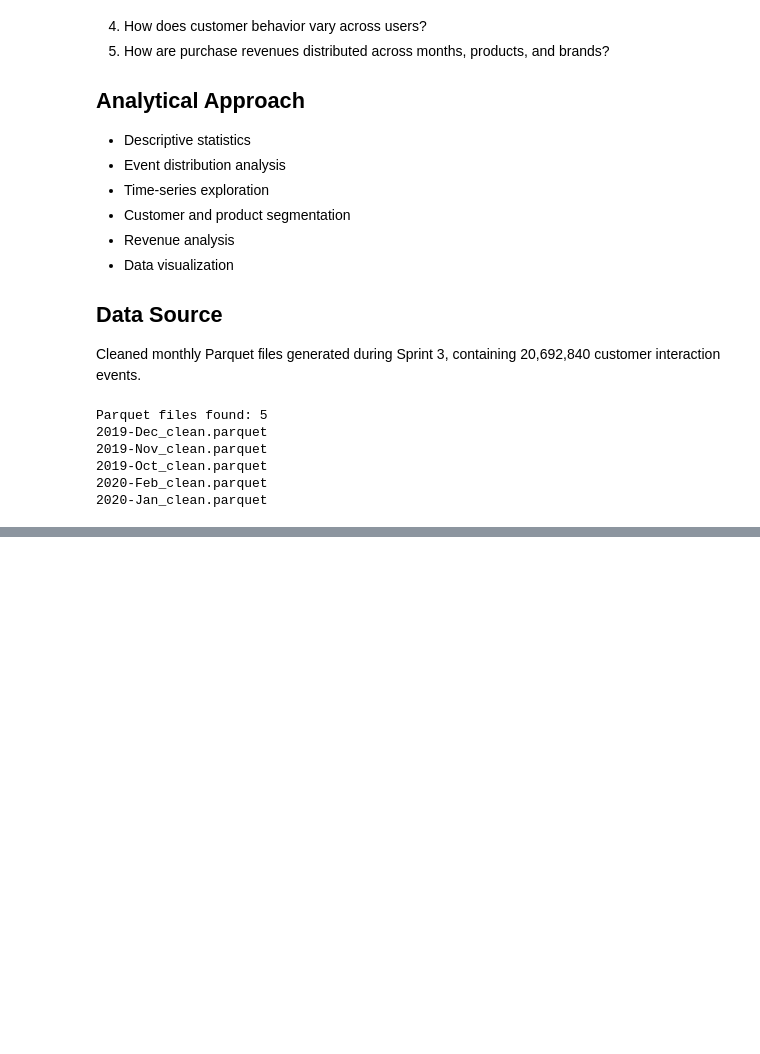
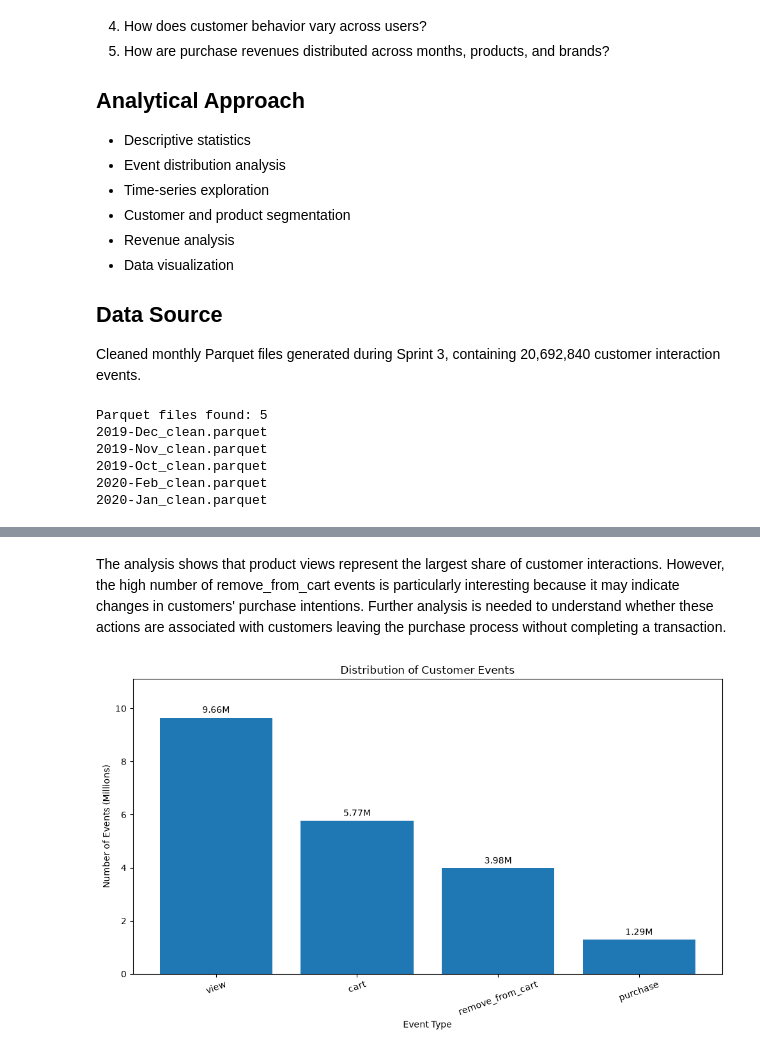
Before and after one commit to kevinyaelvillalpandomartinez-tech/ecommerce-customer-journey-analysis, a Jupyter notebook: notebooks/03_Exploratory_Data_Analysis.ipynb, the cells around one changed output, grey strips where cells are left out. Drawn from its saved outputs; the diff is of its cells as text; code cells hidden in the pictures; blank space fills up the shorter version.

Commit message:
WIP: exploratory data analysis in progress

```diff
--- a/notebooks/03_Exploratory_Data_Analysis.ipynb
+++ b/notebooks/03_Exploratory_Data_Analysis.ipynb
@@ -52,15 +52,14 @@ Parquet files found: 5
 2020-Feb_clean.parquet
 2020-Jan_clean.parquet
 # %%
+# Sort Parquet files chronologically
 parquet_files = sorted(
-    parquet_files = sorted(
     parquet_files,
     key=lambda file: pd.to_datetime(
         file.name[:8],
         format="%Y-%b"
     )
 )
-)
 
 # Verify chronological order
 for file in parquet_files:
@@ -69,0 +103,42 @@ NameError: name 'parquet_files' is not defined
+# %% [markdown]
+The analysis shows that product views represent the largest share of customer interactions. However, the high number of remove_from_cart events is particularly interesting because it may indicate changes in customers' purchase intentions. Further analysis is needed to understand whether these actions are associated with customers leaving the purchase process without completing a transaction.
+# %%
+# Sort event counts
+event_counts_sorted = event_counts.sort_values(
+    ascending=False
+)
+
+# Convert event counts to millions
+event_counts_millions = event_counts_sorted / 1_000_000
+
+# Create chart
+plt.figure(figsize=(10, 6))
+
+bars = plt.bar(
+    event_counts_millions.index,
+    event_counts_millions.values
+)
+
+# Add value labels
+plt.bar_label(
+    bars,
+    fmt="%.2fM",
+    padding=3
+)
+
+plt.title("Distribution of Customer Events")
+plt.xlabel("Event Type")
+plt.ylabel("Number of Events (Millions)")
+
+plt.xticks(rotation=20)
+plt.ylim(0, event_counts_millions.max() * 1.15)
+
+plt.tight_layout()
+plt.savefig(
+    "../images/event_distribution.png",
+    dpi=300,
+    bbox_inches="tight"
+)
+plt.show()
+# %% [output]
+[figure, added]
```
Also changed, not shown: parts of 5 cells of this notebook.
